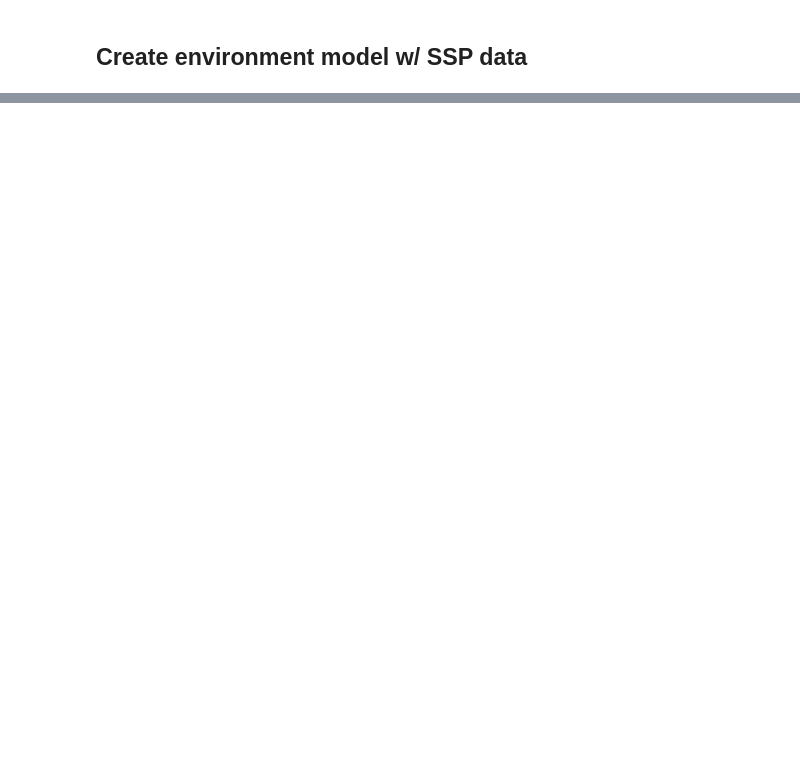
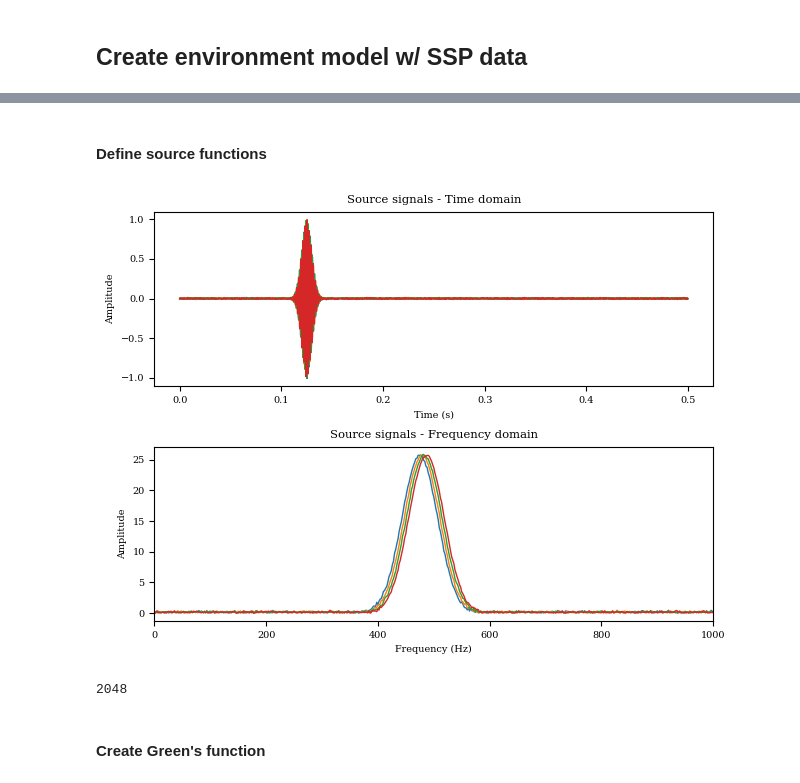
Before and after one commit to NeptuneProjects/RODEO-II_Construction-Soundscape, a Jupyter notebook: scripts/propagation.ipynb, the cells around one changed output, grey strips where cells are left out. Saved outputs shown, nothing was run; the diff lists cells and outputs as text; code cells hidden in the pictures; blank space fills up the shorter version.

```diff
--- a/scripts/propagation.ipynb
+++ b/scripts/propagation.ipynb
@@ -77,0 +153,66 @@ plt.show()
+# %% [markdown]
+#### Define source functions
+# %%
+def generate_source_function(
+    signal_duration: float,
+    pulse_duration: float,
+    fs: float,
+    fc: float = 100.0,
+    snr_db: float = np.inf,
+):
+    pulse = waveforms.generate_gaussian_pulse(pulse_duration, fc, fs, sigma=0.005)
+
+    t = np.arange(0, signal_duration, 1 / fs)
+    num_samples = t.size
+    x = np.concatenate([pulse, np.zeros(num_samples - pulse.size)])
+
+    signal_power = np.mean(pulse**2)
+    noise_rms = np.sqrt(signal_power / (10 ** (snr_db / 10)))
+    noise = np.random.normal(0, 1, num_samples) * noise_rms
+    return t, x + noise
+
+
+signal_duration = 0.5
+pulse_duration = 0.25
+fs = 4096
+num_samples = int(signal_duration * fs)
+starting_fc = 475.0
+snr_db = 30.0
+
+flim = (0, 1000)
+
+sym_index = num_samples // 2
+
+num_signals = 4
+signals = np.zeros((num_signals, num_samples))
+for i in range(num_signals):
+    t, signals[i] = generate_source_function(
+        signal_duration, pulse_duration, fs, fc=starting_fc + 4 * i, snr_db=snr_db
+    )
+
+S_mat = np.abs(rfft(signals, axis=1))
+f = np.fft.rfftfreq(signals.shape[1], d=1 / fs)
+
+plt.figure()
+plt.subplot(211)
+[plt.plot(t, s) for s in signals]
+plt.xlabel("Time (s)")
+plt.ylabel("Amplitude")
+plt.title("Source signals - Time domain")
+
+plt.subplot(212)
+[plt.plot(f, S) for S in S_mat]
+plt.xlim(flim)
+plt.xlabel("Frequency (Hz)")
+plt.ylabel("Amplitude")
+plt.title("Source signals - Frequency domain")
+
+plt.tight_layout()
+plt.show()
+
+print(num_samples)
+# %% [output]
+[figure, added]
+2048
+# %% [markdown]
+#### Create Green's function
```
Also changed, not shown: parts of 27 cells of this notebook.
